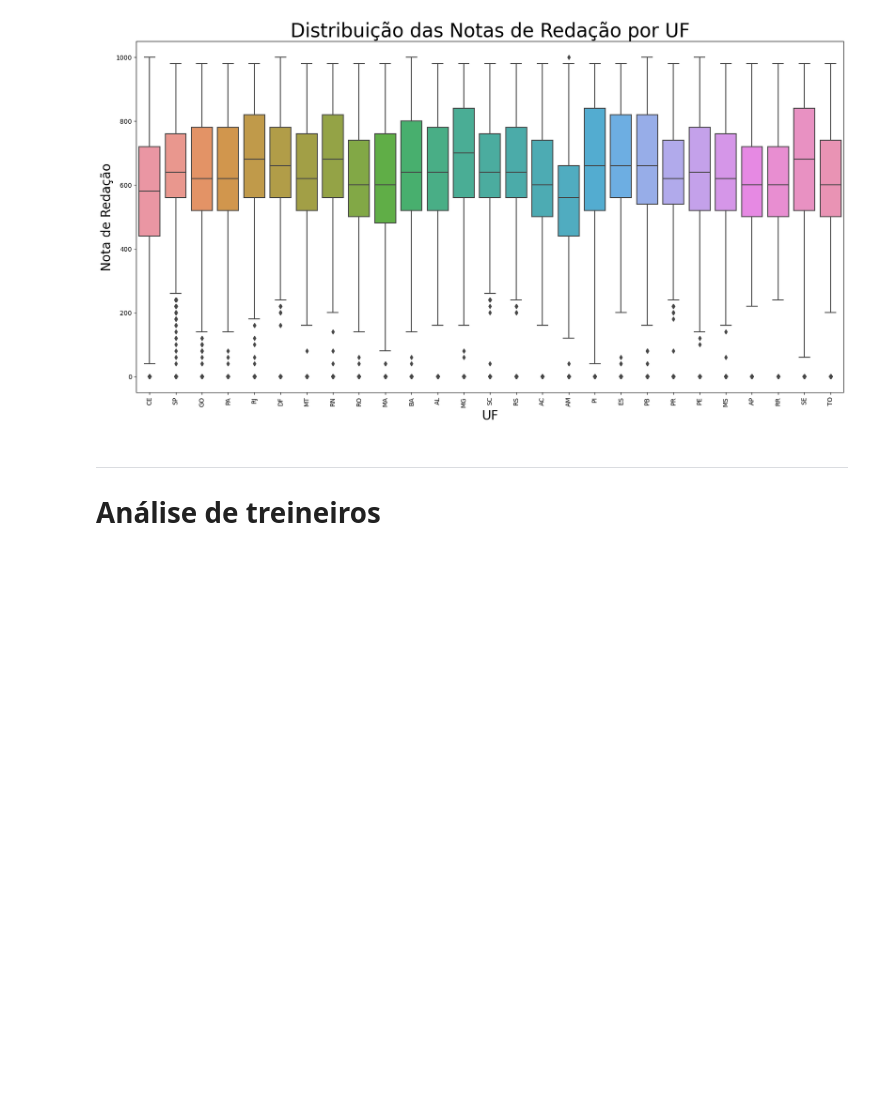
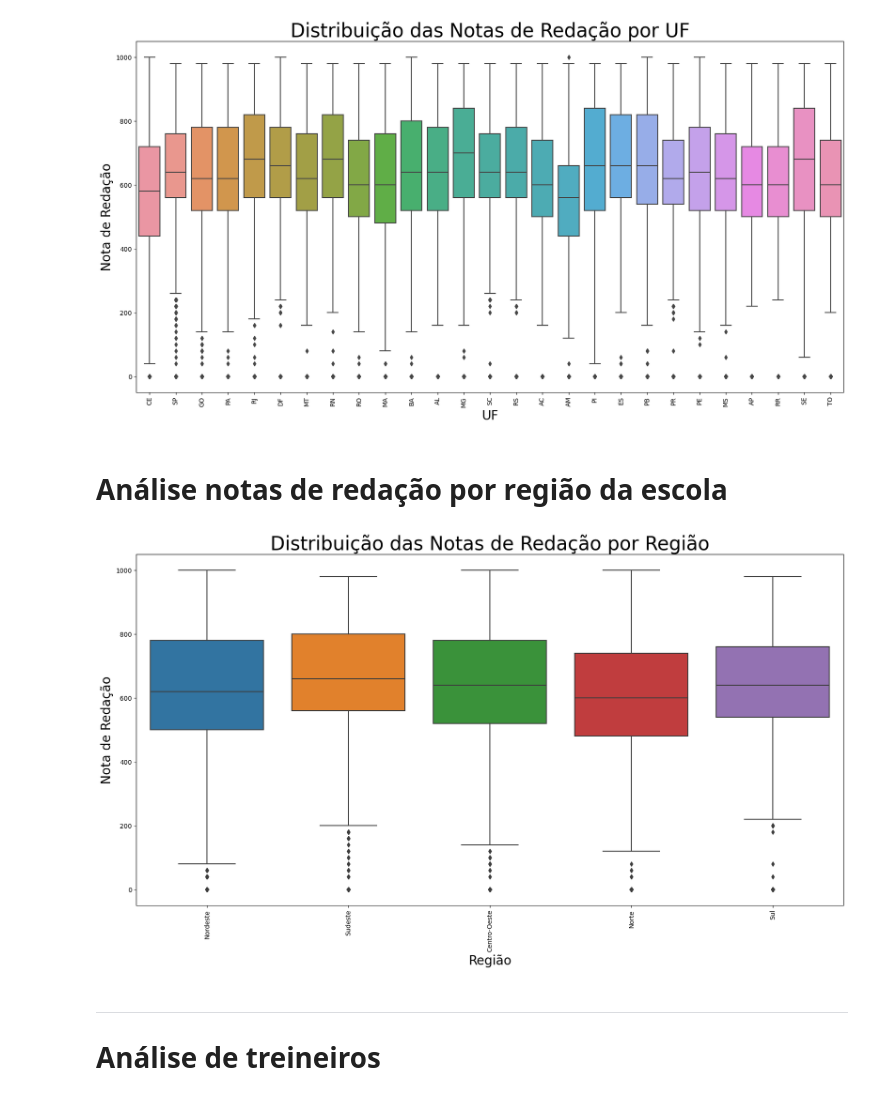
Before and after one commit to giolangella/Analise-de-Microdados-ENEM-2022, a Jupyter notebook: main.ipynb, the cells around one changed output. Cells and saved outputs as stored; diff of their text form; code cells hidden in the pictures; blank space fills up the shorter version.

```diff
--- a/main.ipynb
+++ b/main.ipynb
@@ -130,9 +131,9 @@ mapeamento_faixas_etarias = {
     20: 'Maior de 70 anos'
 }
 
-df['FAIXA_ETARIA'] = df['TP_FAIXA_ETARIA'].map(mapeamento_faixas_etarias)
-df['FAIXA_ETARIA'] = pd.Categorical(df['FAIXA_ETARIA'], categories=mapeamento_faixas_etarias.values(), ordered=True)
-contagem_faixas_etarias = df['FAIXA_ETARIA'].value_counts()
+df_otimizado['FAIXA_ETARIA'] = df_otimizado['TP_FAIXA_ETARIA'].map(mapeamento_faixas_etarias)
+df_otimizado['FAIXA_ETARIA'] = pd.Categorical(df_otimizado['FAIXA_ETARIA'], categories=mapeamento_faixas_etarias.values(), ordered=True)
+contagem_faixas_etarias = df_otimizado['FAIXA_ETARIA'].value_counts()
 contagem_faixas_etarias = contagem_faixas_etarias.sort_index()
 # %% [markdown]
 ### Criando gráfico para análise de participantes por faixa etária
@@ -342,7 +343,7 @@ Mediana das Notas de Redação: 620.0
 # %% [markdown]
 # Análise notas de redação por UF da escola
 # %%
-df_redacao_uf = df[['SG_UF_ESC', 'NU_NOTA_REDACAO']].dropna()
+df_redacao_uf = df_otimizado[['SG_UF_ESC', 'NU_NOTA_REDACAO']].dropna()
 contagem_redacao_uf = df_redacao_uf['SG_UF_ESC'].value_counts()
 
 plt.figure(figsize=(20, 10))
@@ -354,6 +355,19 @@ plt.xticks(rotation=90)
 plt.show()
 # %% [output]
 [figure]
+# %% [markdown]
+# Análise notas de redação por região da escola
+# %%
+
+plt.figure(figsize=(20, 10))
+sns.boxplot(data=df_redacao_uf, x=(df_regioes['Regiao']), y='NU_NOTA_REDACAO')
+plt.xlabel('Região', size=20)
+plt.ylabel('Nota de Redação', size=20)
+plt.title('Distribuição das Notas de Redação por Região', size=30)
+plt.xticks(rotation=90)
+plt.show()
+# %% [output]
+[figure, added]
 # %% [markdown]
 ___
 # Análise de treineiros
```
Also changed, not shown: parts of 4 cells of this notebook, 4 other files.
